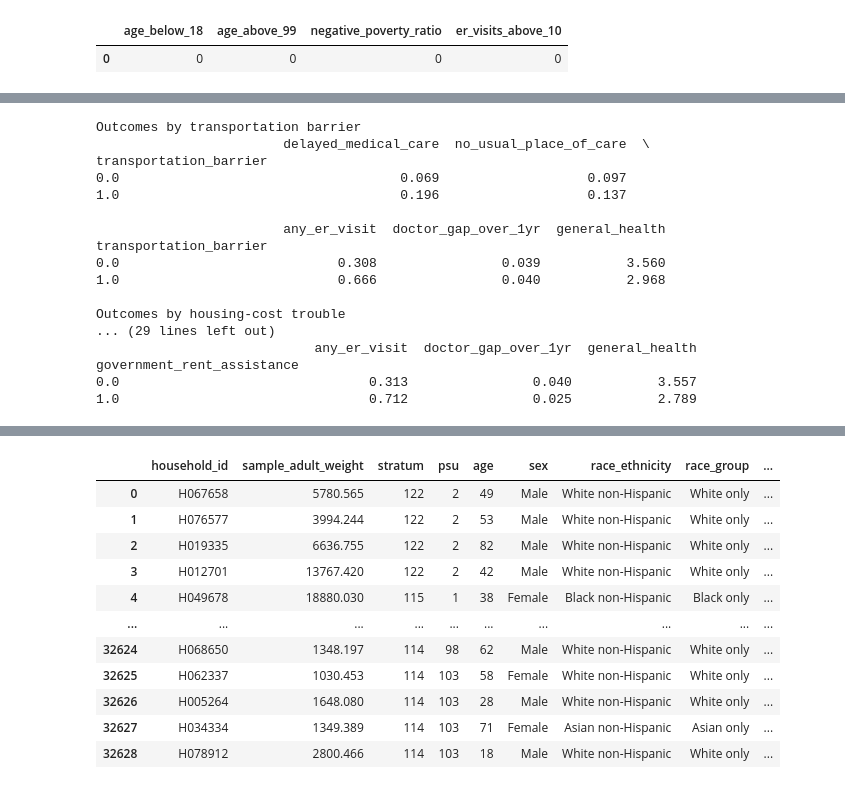
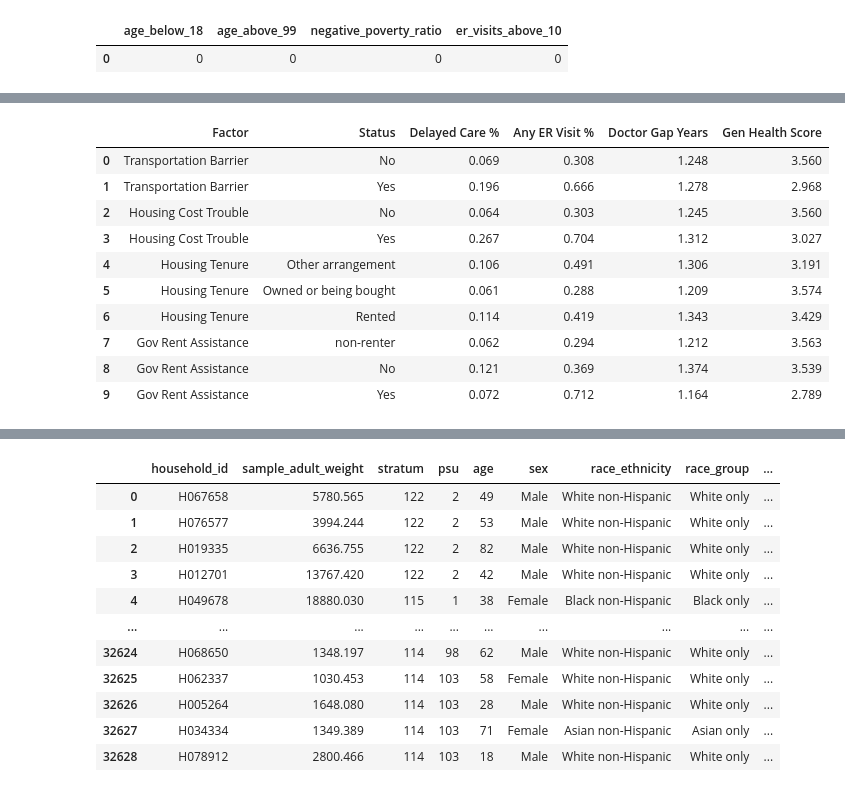
Before and after one commit to COGS108/Group-SP26-079, a Jupyter notebook: 01-DataCheckpoint.ipynb, the cells around one changed output, grey strips where cells are left out. Cells and saved outputs as stored; diff of their text form; code cells hidden in the pictures.

```diff
--- a/01-DataCheckpoint.ipynb
+++ b/01-DataCheckpoint.ipynb
@@ -488,43 +493,40 @@ variables_summary
 # %%
-# We calculate the mean of outcomes (dependent variables) group by each predictors (independent variables)
+# We calculate the mean of numerical outcomes (dependent variables) group by each predictors (independent variables)
 # Since the outcomes are all in types of count, ordinal, or binary, mean is sufficient to represent the average or the probability.
 transport_compare = clean_nhis.groupby('transportation_barrier')[
-    ['delayed_medical_care', 'no_usual_place_of_care','any_er_visit','doctor_gap_over_1yr','general_health']
+    ['delayed_medical_care','any_er_visit','doctor_gap_yr','general_health']
+].mean().round(3)
+housing_compare1 = clean_nhis.groupby('housing_cost_trouble')[
+    ['delayed_medical_care','any_er_visit','doctor_gap_yr','general_health']
+].mean().round(3)
+housing_compare2 = clean_nhis.groupby('housing_tenure')[
+    ['delayed_medical_care','any_er_visit','doctor_gap_yr','general_health']
+].mean().round(3)
+housing_compare3 = clean_nhis.groupby('government_rent_assistance')[
+    ['delayed_medical_care','any_er_visit','doctor_gap_yr','general_health']
 ].mean().round(3)
 
-housing_compare1 = clean_nhis.groupby('housing_cost_trouble')[
-    ['delayed_medical_care', 'no_usual_place_of_care','any_er_visit','doctor_gap_over_1yr','general_health']
-].mean().round(3)
-housing_compare2 = clean_nhis.groupby('housing_tenure')[
-    ['delayed_medical_care', 'no_usual_place_of_care','any_er_visit','doctor_gap_over_1yr','general_health']
-].mean().round(3)
-housing_compare3 = clean_nhis.groupby('government_rent_assistance')[
-    ['delayed_medical_care', 'no_usual_place_of_care','any_er_visit','doctor_gap_over_1yr','general_health']
-].mean().round(3)
-
-print('Outcomes by transportation barrier')
-print(transport_compare)
-print('\nOutcomes by housing-cost trouble')
-print(housing_compare1)
-print('\nOutcomes by housing_tenure')
-print(housing_compare2)
-print('\nOutcomes by government_rent_assistance')
-print(housing_compare3)
+comparison_df = pd.concat([
+    transport_compare,
+    housing_compare1,
+    housing_compare2,
+    housing_compare3
+], keys=['Transportation Barrier', 'Housing Cost Trouble', 'Housing Tenure', 'Gov Rent Assistance'])
+comparison_df = comparison_df.reset_index()
+comparison_df.columns = ['Factor', 'Status', 'Delayed Care %', 'Any ER Visit %', 'Doctor Gap Years', 'Gen Health Score']
+comparison_df['Status'] = comparison_df['Status'].replace({
+    1.0: 'Yes', 0.0: 'No', -1.0: 'non-renter'
+})
+comparison_df
 # %% [output]
-Outcomes by transportation barrier
-                        delayed_medical_care  no_usual_place_of_care  \
-transportation_barrier
-0.0                                    0.069                   0.097
-1.0                                    0.196                   0.137
-
-                        any_er_visit  doctor_gap_over_1yr  general_health
-transportation_barrier
-0.0                            0.308                0.039           3.560
-1.0                            0.666                0.040           2.968
-
-Outcomes by housing-cost trouble
-... (29 lines left out)
-                            any_er_visit  doctor_gap_over_1yr  general_health
-government_rent_assistance
-0.0                                0.313                0.040           3.557
-1.0                                0.712                0.025           2.789
+|  | Factor | Status | Delayed Care % | Any ER Visit % | Doctor Gap Years | Gen Health Score |
+| 0 | Transportation Barrier | No | 0.069 | 0.308 | 1.248 | 3.560 |
+| 1 | Transportation Barrier | Yes | 0.196 | 0.666 | 1.278 | 2.968 |
+| 2 | Housing Cost Trouble | No | 0.064 | 0.303 | 1.245 | 3.560 |
+| 3 | Housing Cost Trouble | Yes | 0.267 | 0.704 | 1.312 | 3.027 |
+| 4 | Housing Tenure | Other arrangement | 0.106 | 0.491 | 1.306 | 3.191 |
+| 5 | Housing Tenure | Owned or being bought | 0.061 | 0.288 | 1.209 | 3.574 |
+| 6 | Housing Tenure | Rented | 0.114 | 0.419 | 1.343 | 3.429 |
+| 7 | Gov Rent Assistance | non-renter | 0.062 | 0.294 | 1.212 | 3.563 |
+| 8 | Gov Rent Assistance | No | 0.121 | 0.369 | 1.374 | 3.539 |
+| 9 | Gov Rent Assistance | Yes | 0.072 | 0.712 | 1.164 | 2.789 |
```
Also changed, not shown: parts of 7 cells of this notebook.
